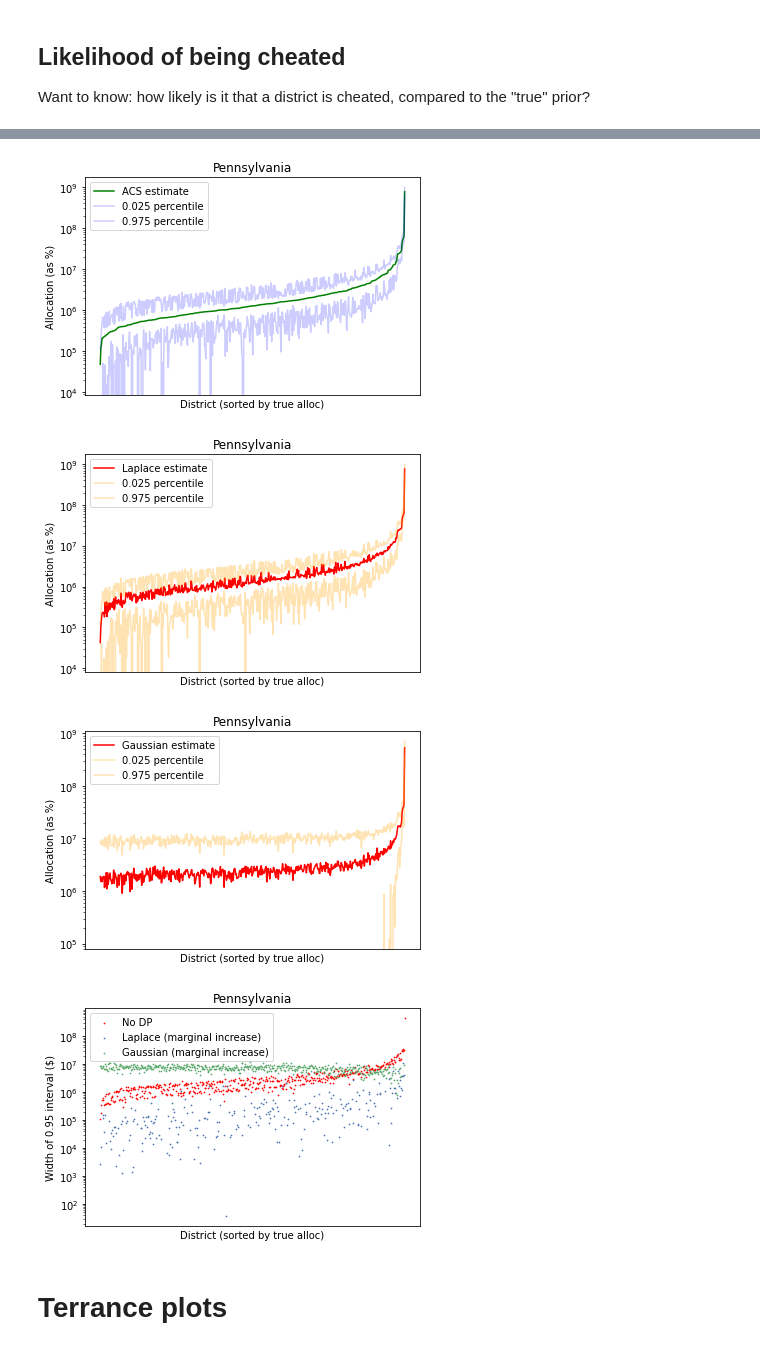
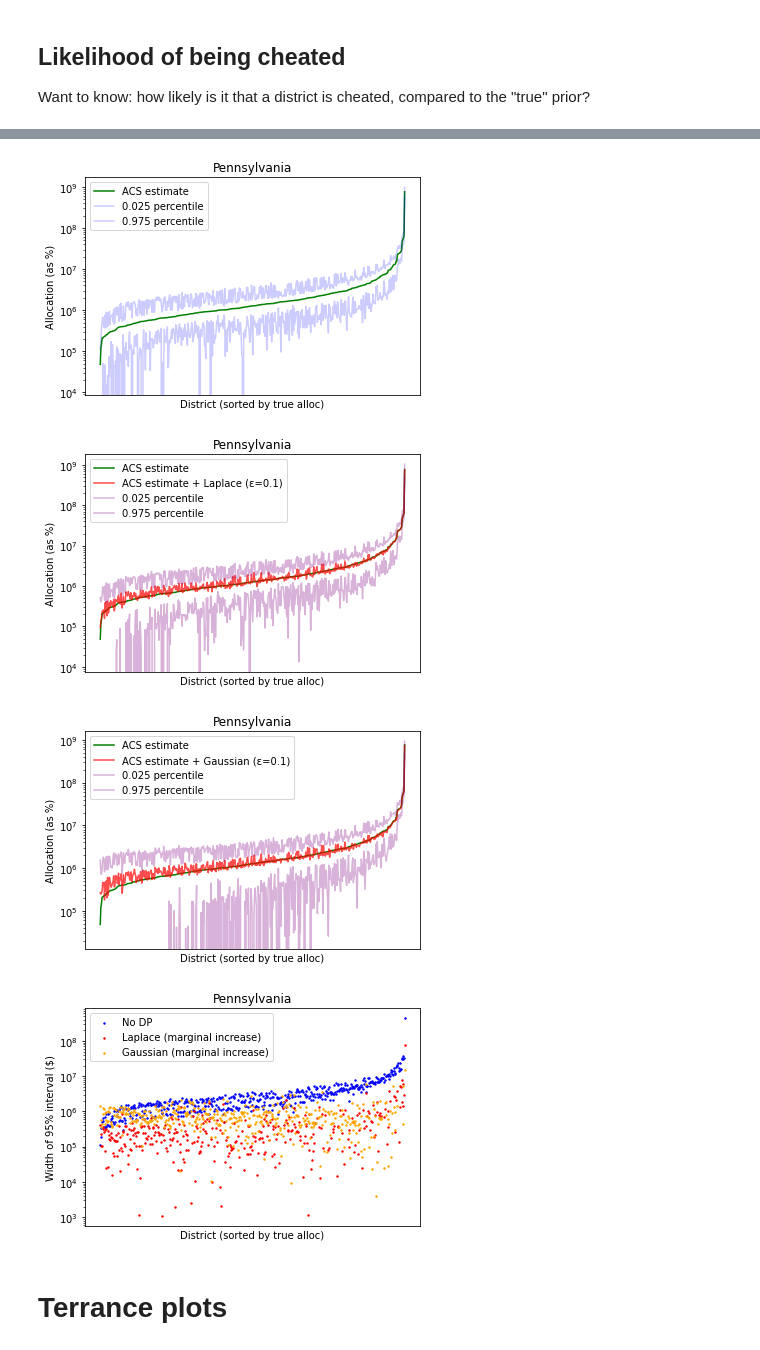
Before and after one commit to ryansteed/dp-policy, a Jupyter notebook: notebooks/plot_sampling.ipynb, the cells around one changed output, grey strips where cells are left out. Drawn from its saved outputs; the diff is of its cells as text; code cells hidden in the pictures.

```diff
--- a/notebooks/plot_sampling.ipynb
+++ b/notebooks/plot_sampling.ipynb
@@ -58,19 +64,17 @@ KeyboardInterrupt:
 # %%
-col_grant = "basic" # choices: basic, targeted, concentration, total
-epsilon = 0.01
+col_grant = "total" # choices: basic, targeted, concentration, total
+epsilon = 0.1
 # %%
 with open("../results/bootstrap/results_nondp.pkl", 'rb') as handle:
     results_sampling = pickle.load(handle)
 df_sampling = pd.read_csv("../results/bootstrap/results_nondp.csv")
 
-epsilon=2.52
 path_laplace = "../results/bootstrap/results_laplace_eps={}.pkl".format(epsilon)
 with open(path_laplace, 'rb') as handle:
     results_laplace = pickle.load(handle)
 df_laplace = pd.read_csv("../results/bootstrap/results_laplace_eps={}.csv".format(epsilon))
 print(len(df_laplace))
 
-epsilon=0.1
 path_gaussian = "../results/bootstrap/results_gaussian_eps={}.pkl".format(epsilon)
 with open(path_gaussian, 'rb') as handle:
     results_gaussian = pickle.load(handle)
@@ -215,9 +235,10 @@ plt.ylabel("Allocation (as %)")
 plt.show()
 
 ax = plt.gca()
-plt.plot(x, bounds.dp, color='red', label='Laplace estimate')
-plt.plot(x, bounds.dp_lower, label=f"{alpha/2} percentile", color='orange', alpha=0.3)
-plt.plot(x, bounds.dp_upper, label=f"{1-alpha/2} percentile", color='orange', alpha=0.3)
+plt.plot(x, bounds.true, color='green', label='ACS estimate')
+plt.plot(x, bounds.dp, color='red', label='ACS estimate + Laplace (ε={})'.format(epsilon), alpha=0.7)
+plt.plot(x, bounds.dp_lower, label=f"{alpha/2} percentile", color='purple', alpha=0.3)
+plt.plot(x, bounds.dp_upper, label=f"{1-alpha/2} percentile", color='purple', alpha=0.3)
 # ax.fill_between(
 #     x,
 #     bounds.dp_lower, bounds.dp_upper,
@@ -233,47 +254,49 @@ plt.ylabel("Allocation (as %)")
 plt.show()
 
 ax = plt.gca()
-plt.plot(x, bounds.gaus, color='red', label='Gaussian estimate')
-plt.plot(x, bounds.gaus_lower, label=f"{alpha/2} percentile", color='orange', alpha=0.3)
-plt.plot(x, bounds.gaus_upper, label=f"{1-alpha/2} percentile", color='orange', alpha=0.3)
+plt.plot(x, bounds.true, color='green', label='ACS estimate')
+plt.plot(x, bounds.gaus, color='red', label='ACS estimate + Gaussian (ε={})'.format(epsilon), alpha=0.7)
+plt.plot(x, bounds.gaus_lower, label=f"{alpha/2} percentile", color='purple', alpha=0.3)
+plt.plot(x, bounds.gaus_upper, label=f"{1-alpha/2} percentile", color='purple', alpha=0.3)
 # ax.fill_between(
 #     x,
 #     bounds.dp_lower, bounds.dp_upper,
 #     color='orange', alpha=0.1, label="95% CI, relative + DP error"
 # )
 
 ax.axes.xaxis.set_ticks([])
 ax.set_yscale('log')
 plt.title("Pennsylvania")
 plt.legend()
 plt.xlabel("District (sorted by true alloc)")
 plt.ylabel("Allocation (as %)")
 plt.show()
 
 
 ax = plt.gca()
 baseline = bounds.bootstrap_upper - bounds.bootstrap_lower
-plt.scatter(x, baseline, color='red', label='No DP', s=0.5)
-plt.scatter(x, bounds.dp_upper - bounds.dp_lower - baseline, label=f"Laplace (marginal increase)", s=0.5)
-plt.scatter(x, bounds.gaus_upper - bounds.gaus_lower - baseline, label=f"Gaussian (marginal increase)",  s=0.5)
+s = 2.0
+plt.scatter(x, baseline, color='blue', label='No DP', s=s)
+plt.scatter(x, bounds.dp_upper - bounds.dp_lower - baseline, label=f"Laplace (marginal increase)", s=s, color='red')
+plt.scatter(x, bounds.gaus_upper - bounds.gaus_lower - baseline, label=f"Gaussian (marginal increase)",  s=s, color='orange')
 # ax.fill_between(
 #     x,
 #     bounds.dp_lower, bounds.dp_upper,
 #     color='orange', alpha=0.1, label="95% CI, relative + DP error"
 # )
 
 ax.axes.xaxis.set_ticks([])
 ax.set_yscale('log')
 plt.title("Pennsylvania")
 plt.legend()
 plt.xlabel("District (sorted by true alloc)")
-plt.ylabel(f"Width of {1-alpha} interval ($)")
+plt.ylabel(f"Width of {round((1-alpha)*100)}% interval ($)")
 plt.show()
 # %% [output]
 [figure]
-[figure, old version]
+[figure, new version]
-[figure, old version]
+[figure, new version]
-[figure, old version]
+[figure, new version]
 # %% [markdown]
 # Terrance plots
 # %%
```
Also changed, not shown: parts of 9 cells of this notebook, 2 other files.
